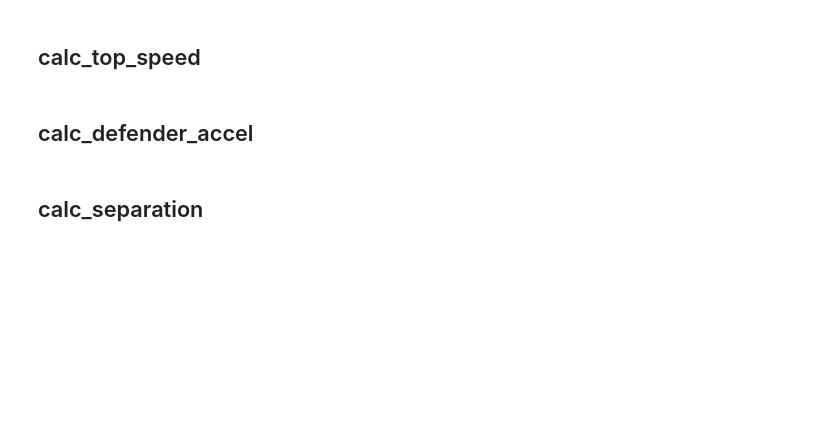
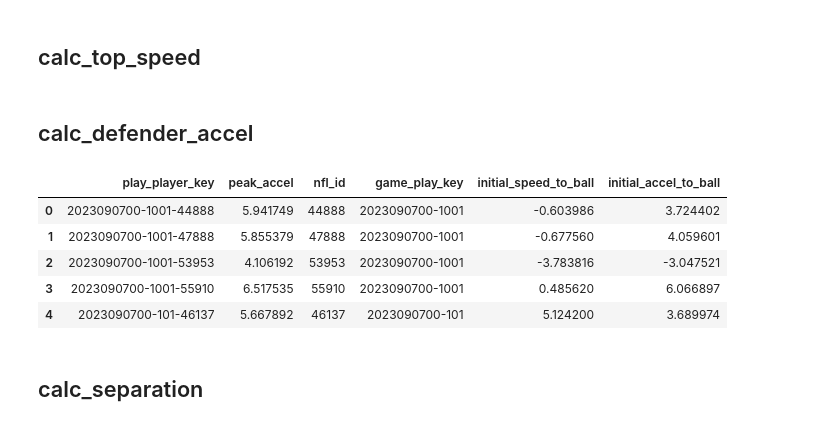
Before and after one commit to rjf2022/nfl-big-data-bowl, a Jupyter notebook: Final Metrics.ipynb, the cells around one changed output. Saved outputs shown, nothing was run; the diff lists cells and outputs as text; code cells hidden in the pictures; blank space fills up the shorter version.

```diff
--- a/Final Metrics.ipynb
+++ b/Final Metrics.ipynb
@@ -111,37 +111,41 @@ def calc_defender_accel(df_meta, df_pos):
 
     # filter to just the output frames
     df_pos = df_pos.loc[df_pos["source"] == "output"]
 
     # get the first speed value for each play_player_key
     df_initial = df_pos.groupby("play_player_key").head(1).reset_index(drop = True).rename(columns = {
         "speed_to_ball": "initial_speed_to_ball",
         "accel_to_ball": "initial_accel_to_ball"
     })[["play_player_key", "initial_speed_to_ball", "initial_accel_to_ball"]]
 
     # get the top acceleration for each defender in each play
     df_accel = df_pos.groupby("play_player_key").agg(
-        avg_accel = ("accel_to_ball", "mean"),
-        max_accel = ("accel_to_ball", "max"),
-        avg_ball_speed = ("speed_to_ball", "mean"),
-        max_ball_speed = ("speed_to_ball", "max")
+        peak_accel = ("accel_to_ball", "max")
     ).reset_index()
 
     # add the metadata
     df_accel = df_accel.merge(
         df_meta[["play_player_key", "nfl_id", "game_play_key"]],
         on = "play_player_key",
         how = "left"
     )
 
     # add the initial values
     df_accel = df_accel.merge(df_initial, on = "play_player_key", how = "left")
 
     return df_accel
 
 # # test the function
 # df_meta, df_pos, df1 = import_playdata(1)
 # df_accel = calc_defender_accel(df_meta, df_pos)
 # df_accel.head()
+# %% [output]
+|  | play_player_key | peak_accel | nfl_id | game_play_key | initial_speed_to_ball | initial_accel_to_ball |
+| 0 | 2023090700-1001-44888 | 5.941749 | 44888 | 2023090700-1001 | -0.603986 | 3.724402 |
+| 1 | 2023090700-1001-47888 | 5.855379 | 47888 | 2023090700-1001 | -0.677560 | 4.059601 |
+| 2 | 2023090700-1001-53953 | 4.106192 | 53953 | 2023090700-1001 | -3.783816 | -3.047521 |
+| 3 | 2023090700-1001-55910 | 6.517535 | 55910 | 2023090700-1001 | 0.485620 | 6.066897 |
+| 4 | 2023090700-101-46137 | 5.667892 | 46137 | 2023090700-101 | 5.124200 | 3.689974 |
 # %% [markdown]
 ## calc_separation
 # %%
```
Also changed, not shown: parts of 5 cells of this notebook, 2 other files.
